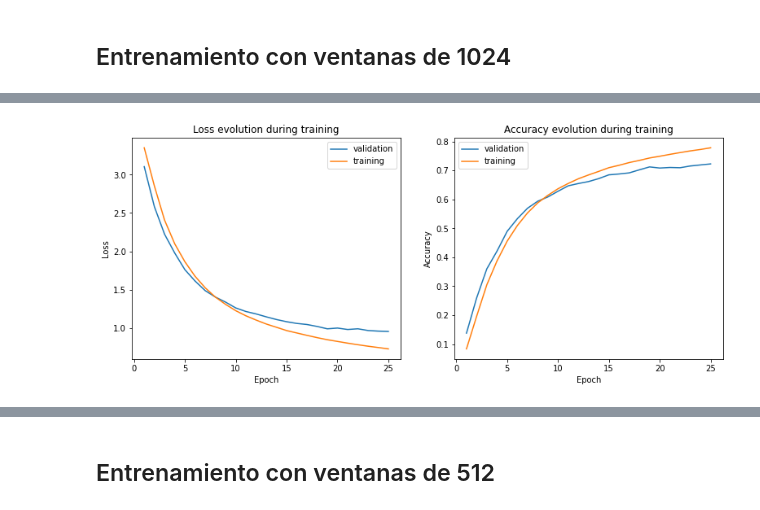
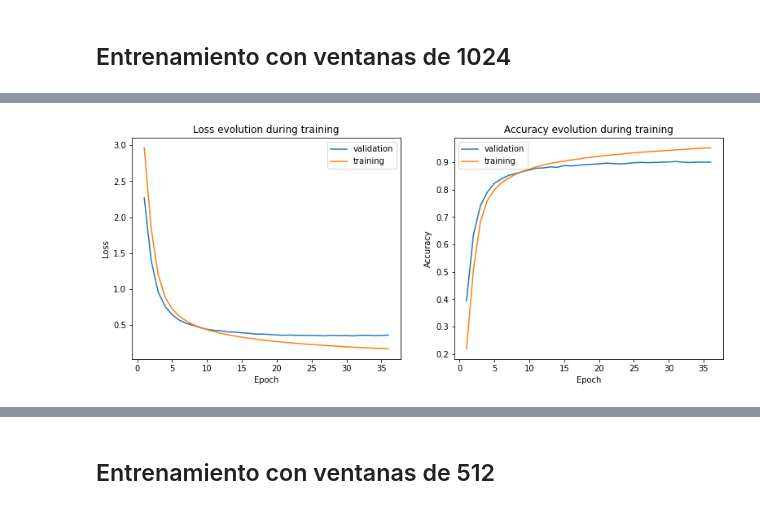
Before and after one commit to NicoAnd1/Rendimiento-RNNs, a Jupyter notebook: Proyecto_Inteligencia_RNN_v2.ipynb, the cells around one changed output, grey strips where cells are left out. Saved outputs shown, nothing was run; the diff lists cells and outputs as text; code cells hidden in the pictures.

```diff
--- a/Proyecto_Inteligencia_RNN_v2.ipynb
+++ b/Proyecto_Inteligencia_RNN_v2.ipynb
@@ -604,17 +526,17 @@ Accuracy: 66.61%
 # %%
 lr = 1e-4
-batch_size = 13
+batch_size = 16
 criterion = nn.CrossEntropyLoss()
 n_trains = 1
 early_stopping_tolerance = 5
 
-epochs = 25#40
+epochs = 50
 
 all_curves = []
 times = []
 
 for train_run in range(n_trains):
-    model_lstm_2048 = LSTMModel(48)
+    model_lstm_2048 = LSTMModel(13)
 
     curves, total_time = train_model(
         model_lstm_2048,
@@ -661,17 +583,17 @@ Accuracy: 73.84%
 # %%
 lr = 1e-4
-batch_size = 13
+batch_size = 16
 criterion = nn.CrossEntropyLoss()
 n_trains = 1
 early_stopping_tolerance = 5
 
-epochs = 25#40
+epochs = 50
 
 all_curves = []
 times = []
 
 for train_run in range(n_trains):
-    model_gru_2048 = GRUModel(48)
+    model_gru_2048 = GRUModel(13)
 
     curves, total_time = train_model(
         model_gru_2048,
@@ -725,18 +647,18 @@ val_dataset_1024 = Create_DataSet("validation", 1024)
 test_dataset_1024 = Create_DataSet("testing", 1024)
 # %%
 lr = 1e-4
-batch_size = 13
+batch_size = 32
 criterion = nn.CrossEntropyLoss()
 n_trains = 1
 early_stopping_tolerance = 5
 
-epochs = 25#40
+epochs = 50
 
 all_curves = []
 times = []
 
 for train_run in range(n_trains):
-    model_rnn_1024 = RNNModel(96)
+    model_rnn_1024 = RNNModel(13)
 
     curves, total_time = train_model(
         model_rnn_1024,
@@ -783,17 +705,17 @@ Accuracy: 60.53%
 # %%
 lr = 1e-4
-batch_size = 13
+batch_size = 32
 criterion = nn.CrossEntropyLoss()
 n_trains = 1
 early_stopping_tolerance = 5
 
-epochs = 25#40
+epochs = 50
 
 all_curves = []
 times = []
 
 for train_run in range(n_trains):
-    model_lstm_1024 = LSTMModel(96)
+    model_lstm_1024 = LSTMModel(13)
 
     curves, total_time = train_model(
         model_lstm_1024,
@@ -834,4 +756,4 @@ Tiempo de entrenamiento promedio de 1 corridas: 3633.53 +- 0.00 [s]
-[figure, old version]
+[figure, new version]
 # %%
 get_metrics_and_confusion_matrix(model_lstm_1024, test_dataset_1024)
 # %% [output]
```
Also changed, not shown: parts of 19 cells of this notebook.
